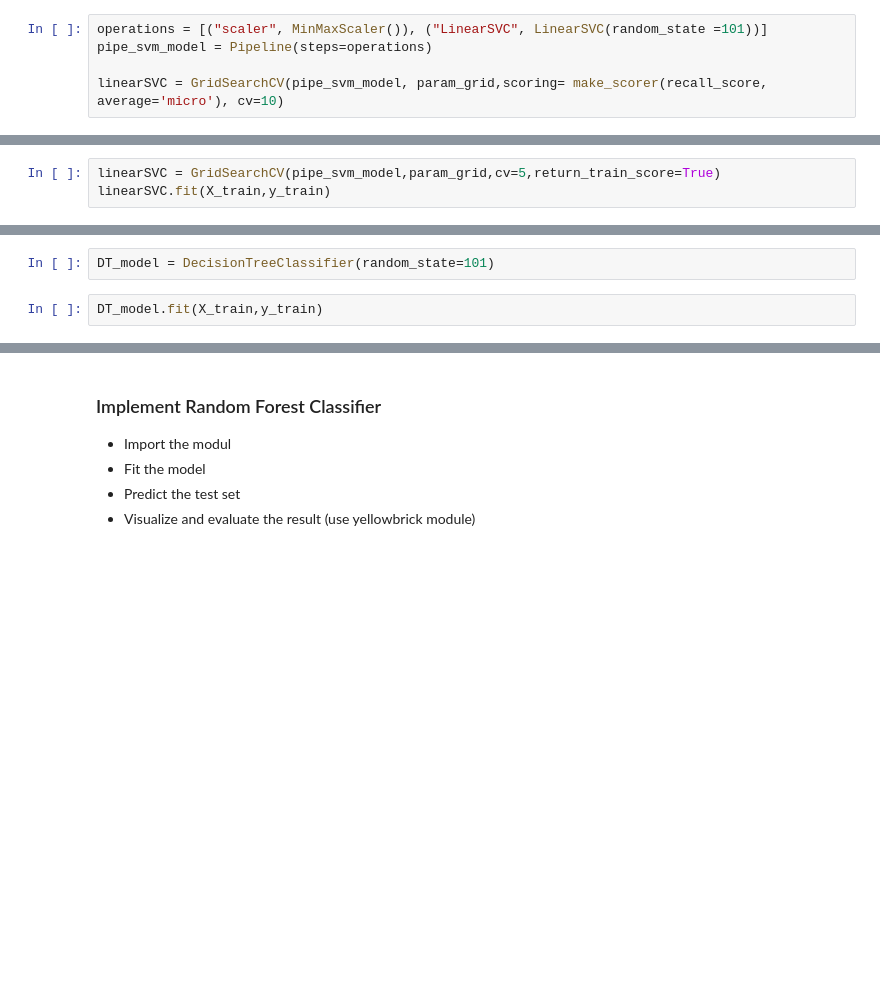
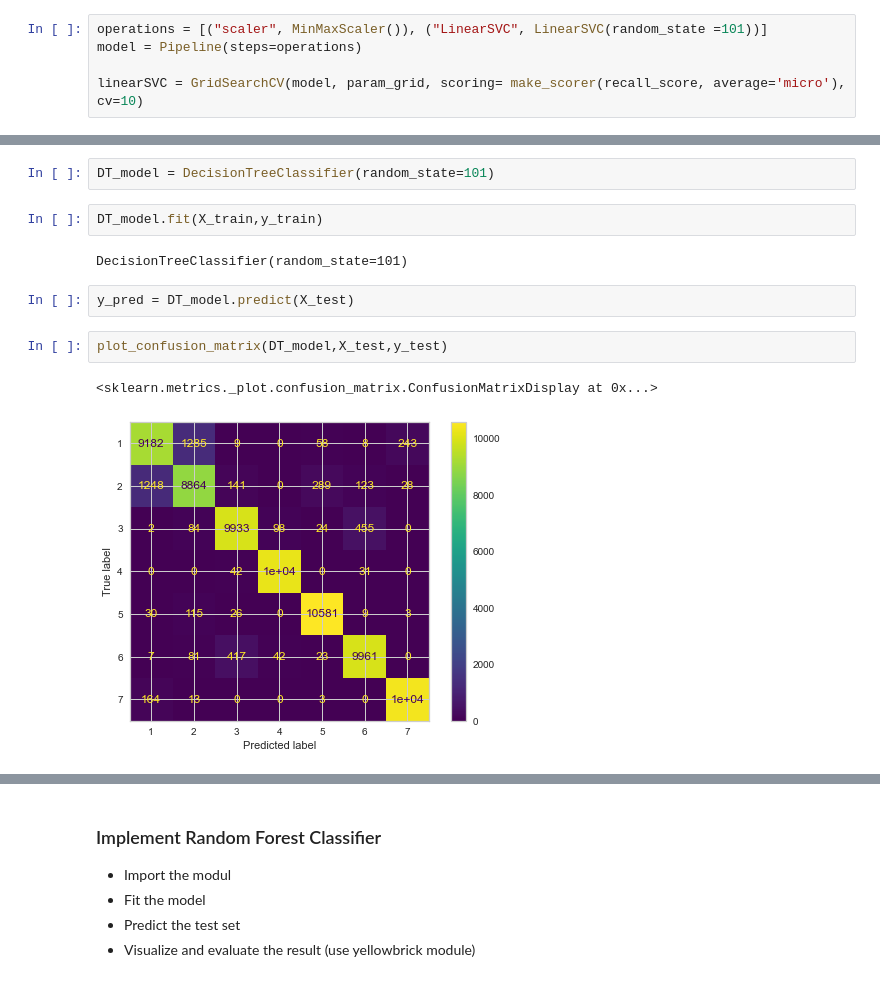
Before and after one commit to sumeyraunal/tree_types_prediction, a Jupyter notebook: Tree_Types_Prediction_Classification_student.ipynb, the cells around one changed output, grey strips where cells are left out. Drawn from its saved outputs; the diff is of its cells as text; blank space fills up the shorter version.

```diff
--- a/Tree_Types_Prediction_Classification_student.ipynb
+++ b/Tree_Types_Prediction_Classification_student.ipynb
@@ -474,9 +474,9 @@ dtype: float64
 param_grid = {'SVC__C': [0.1,0.5,10]}
 # %%
 operations = [("scaler", MinMaxScaler()), ("LinearSVC", LinearSVC(random_state =101))]
-pipe_svm_model = Pipeline(steps=operations)
+model = Pipeline(steps=operations)
 
-linearSVC = GridSearchCV(pipe_svm_model, param_grid,scoring= make_scorer(recall_score, average='micro'), cv=10)
+linearSVC = GridSearchCV(model, param_grid, scoring= make_scorer(recall_score, average='micro'), cv=10)
 # %%
 linearSVC.fit(X_train, y_train)
 # %% [output]
@@ -489,3 +484,0 @@ dict_keys(['cv', 'error_score', 'estimator__memory', 'estimator__steps', 'estima
-# %%
-linearSVC = GridSearchCV(pipe_svm_model,param_grid,cv=5,return_train_score=True)
-linearSVC.fit(X_train,y_train)
@@ -504,3 +494,12 @@ from sklearn.tree import DecisionTreeClassifier
 DT_model = DecisionTreeClassifier(random_state=101)
 # %%
 DT_model.fit(X_train,y_train)
+# %% [output]
+DecisionTreeClassifier(random_state=101)
+# %%
+y_pred = DT_model.predict(X_test)
+# %%
+plot_confusion_matrix(DT_model,X_test,y_test)
+# %% [output]
+<sklearn.metrics._plot.confusion_matrix.ConfusionMatrixDisplay at 0x...>
+[figure, added]
```
Also changed, not shown: parts of 18 cells of this notebook.
